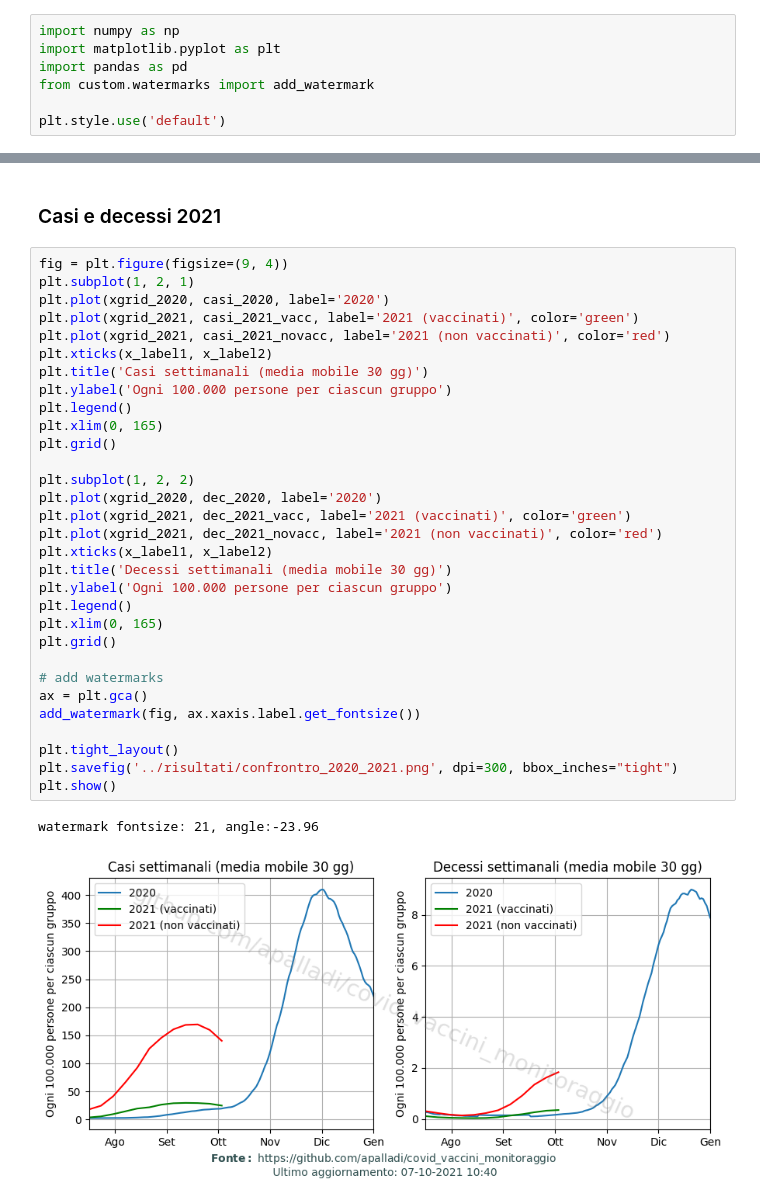
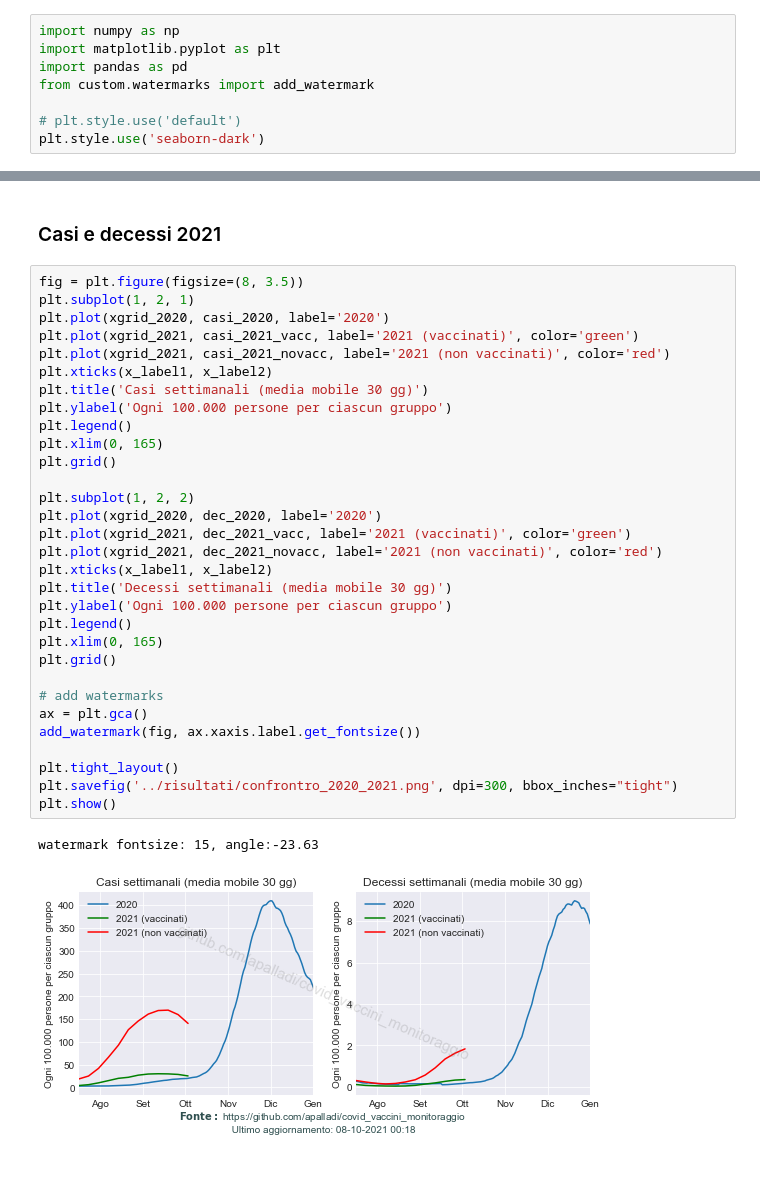
Before and after one commit to apalladi/covid_vaccini_monitoraggio, a Jupyter notebook: Notebooks/confronto_2020_2021.ipynb, the cells around one changed output, grey strips where cells are left out. Saved outputs shown, nothing was run; the diff lists cells and outputs as text; blank space fills up the shorter version.

Commit message:
Changed plot style to seaborn-dark

```diff
--- a/Notebooks/confronto_2020_2021.ipynb
+++ b/Notebooks/confronto_2020_2021.ipynb
@@ -4,7 +4,8 @@ import matplotlib.pyplot as plt
 import pandas as pd
 from custom.watermarks import add_watermark
 
-plt.style.use('default')
+# plt.style.use('default')
+plt.style.use('seaborn-dark')
 # %% [markdown]
 # Importa dati
 # %% [markdown]
@@ -86,36 +87,36 @@ x_label2 = ['Ago', 'Set', 'Ott', 'Nov', 'Dic', 'Gen']
 # %% [markdown]
 ### Casi e decessi 2021
 # %%
-fig = plt.figure(figsize=(9, 4))
+fig = plt.figure(figsize=(8, 3.5))
 plt.subplot(1, 2, 1)
 plt.plot(xgrid_2020, casi_2020, label='2020')
 plt.plot(xgrid_2021, casi_2021_vacc, label='2021 (vaccinati)', color='green')
 plt.plot(xgrid_2021, casi_2021_novacc, label='2021 (non vaccinati)', color='red')
 plt.xticks(x_label1, x_label2)
 plt.title('Casi settimanali (media mobile 30 gg)')
 plt.ylabel('Ogni 100.000 persone per ciascun gruppo')
 plt.legend()
 plt.xlim(0, 165)
 plt.grid()
 
 plt.subplot(1, 2, 2)
 plt.plot(xgrid_2020, dec_2020, label='2020')
 plt.plot(xgrid_2021, dec_2021_vacc, label='2021 (vaccinati)', color='green')
 plt.plot(xgrid_2021, dec_2021_novacc, label='2021 (non vaccinati)', color='red')
 plt.xticks(x_label1, x_label2)
 plt.title('Decessi settimanali (media mobile 30 gg)')
 plt.ylabel('Ogni 100.000 persone per ciascun gruppo')
 plt.legend()
 plt.xlim(0, 165)
 plt.grid()
 
 # add watermarks
 ax = plt.gca()
 add_watermark(fig, ax.xaxis.label.get_fontsize())
 
 plt.tight_layout()
 plt.savefig('../risultati/confrontro_2020_2021.png', dpi=300, bbox_inches="tight")
 plt.show()
 # %% [output]
-watermark fontsize: 21, angle:-23.96
+watermark fontsize: 15, angle:-23.63
-[figure, old version]
+[figure, new version]
```
Also changed, not shown: 12 other files.
